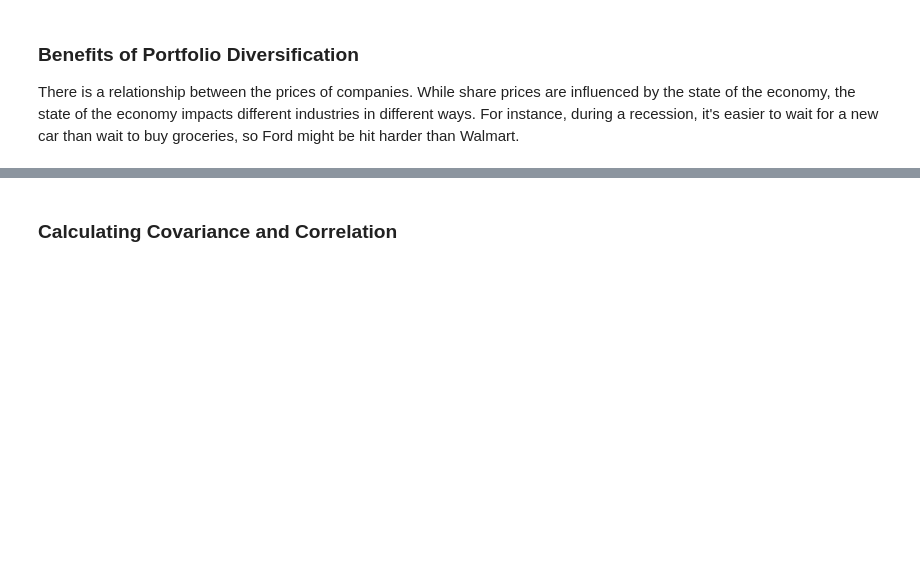
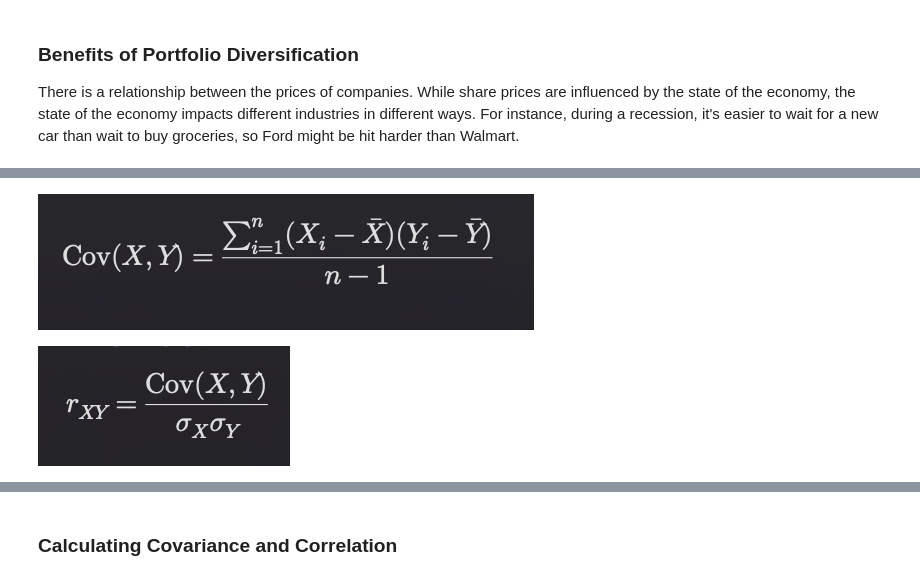
Before and after one commit to ghost99slay/PythonForFinance, a Jupyter notebook: MeasuringInvestmentRisk.ipynb, the cells around one changed output, grey strips where cells are left out. Drawn from its saved outputs; the diff is of its cells as text; code cells hidden in the pictures; blank space fills up the shorter version.

```diff
--- a/MeasuringInvestmentRisk.ipynb
+++ b/MeasuringInvestmentRisk.ipynb
@@ -95,3 +108,11 @@ Correlation coefficient is a standardized version of covariance that scales the
+# %%
+img = Image.open(PATH + 'assets/covariance.png')
+display(img)
+img = Image.open(PATH + 'assets/correlation_coefficient.png')
+display(img)
+# %% [output]
+[figure, added]
+[figure, added]
 # %% [markdown]
 A perfect correlation (+1) would imply house prices are directly proportionalte to house size, or that population density is directly proportionate to socioeconomic status, etc. A negative correlation (-1) would imply INVERSE proportionality - i.e house prices go up as the size of the house goes down (yes, that would be weird). No correlation (0) would imply the variables are absolutely independent of each other, such as the price of coffee in brazil vs the price of a house in london.
 
```
Also changed, not shown: parts of 24 cells of this notebook, 21 other files.
